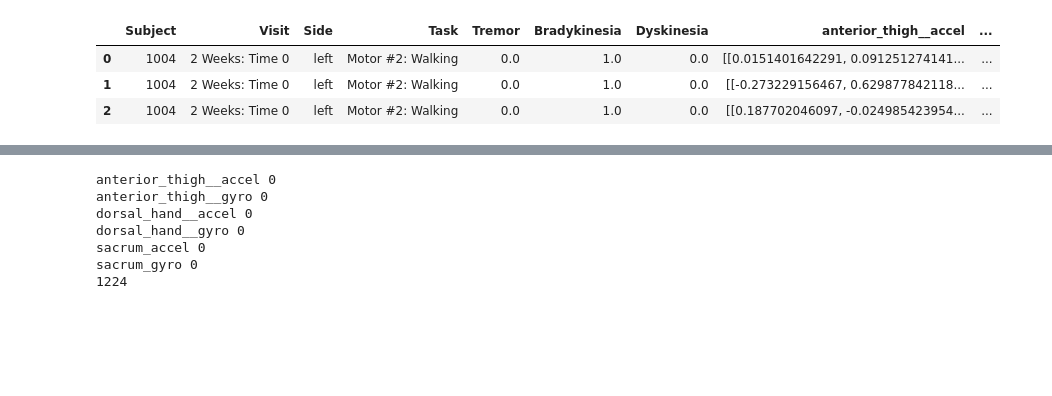
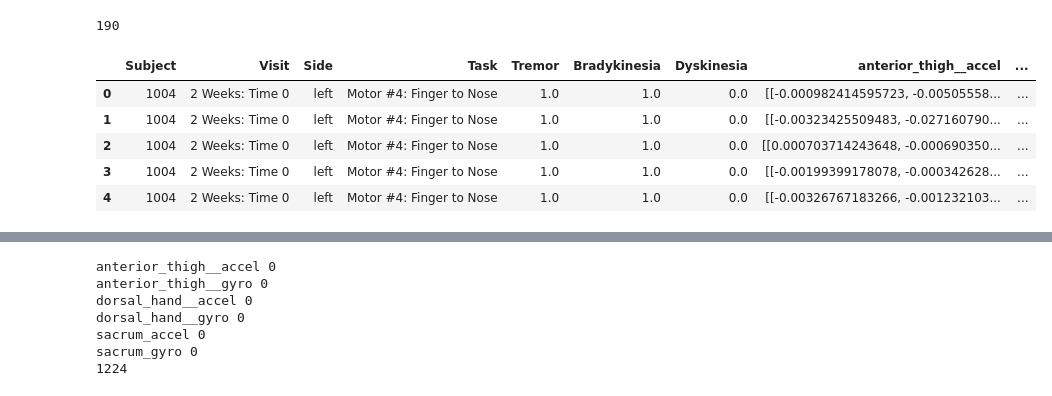
Before and after one commit to nshawen/CIS_PD, a Jupyter notebook: DataPreprocessor_AllLocs2.ipynb, the cells around one changed output, grey strips where cells are left out. Cells and saved outputs as stored; diff of their text form; code cells hidden in the pictures; blank space fills up the shorter version.

```diff
--- a/DataPreprocessor_AllLocs2.ipynb
+++ b/DataPreprocessor_AllLocs2.ipynb
@@ -407,0 +383,4 @@ Elapsed time = 0.68 min
+# %%
+len(data)
+# %% [output]
+190
@@ -408,7 +389,11 @@ Elapsed time = 0.68 min
+# %%
+data = pd.read_pickle('../FeatureMatrix/DataRaw_AllLocsResample.pkl')
 # %%
-data.head(3)
+data.head()
 # %% [output]
 |  | Subject | Visit | Side | Task | Tremor | Bradykinesia | Dyskinesia | anterior_thigh__accel | ... |
-| 0 | 1004 | 2 Weeks: Time 0 | left | Motor #2: Walking | 0.0 | 1.0 | 0.0 | [[0.0151401642291, 0.091251274141... | ... |
-| 1 | 1004 | 2 Weeks: Time 0 | left | Motor #2: Walking | 0.0 | 1.0 | 0.0 | [[-0.273229156467, 0.629877842118... | ... |
-| 2 | 1004 | 2 Weeks: Time 0 | left | Motor #2: Walking | 0.0 | 1.0 | 0.0 | [[0.187702046097, -0.024985423954... | ... |
+| 0 | 1004 | 2 Weeks: Time 0 | left | Motor #4: Finger to Nose | 1.0 | 1.0 | 0.0 | [[-0.000982414595723, -0.00505558... | ... |
+| 1 | 1004 | 2 Weeks: Time 0 | left | Motor #4: Finger to Nose | 1.0 | 1.0 | 0.0 | [[-0.00323425509483, -0.027160790... | ... |
+| 2 | 1004 | 2 Weeks: Time 0 | left | Motor #4: Finger to Nose | 1.0 | 1.0 | 0.0 | [[0.000703714243648, -0.000690350... | ... |
+| 3 | 1004 | 2 Weeks: Time 0 | left | Motor #4: Finger to Nose | 1.0 | 1.0 | 0.0 | [[-0.00199399178078, -0.000342628... | ... |
+| 4 | 1004 | 2 Weeks: Time 0 | left | Motor #4: Finger to Nose | 1.0 | 1.0 | 0.0 | [[-0.00326767183266, -0.001232103... | ... |
```
Also changed, not shown: parts of 15 cells of this notebook.
